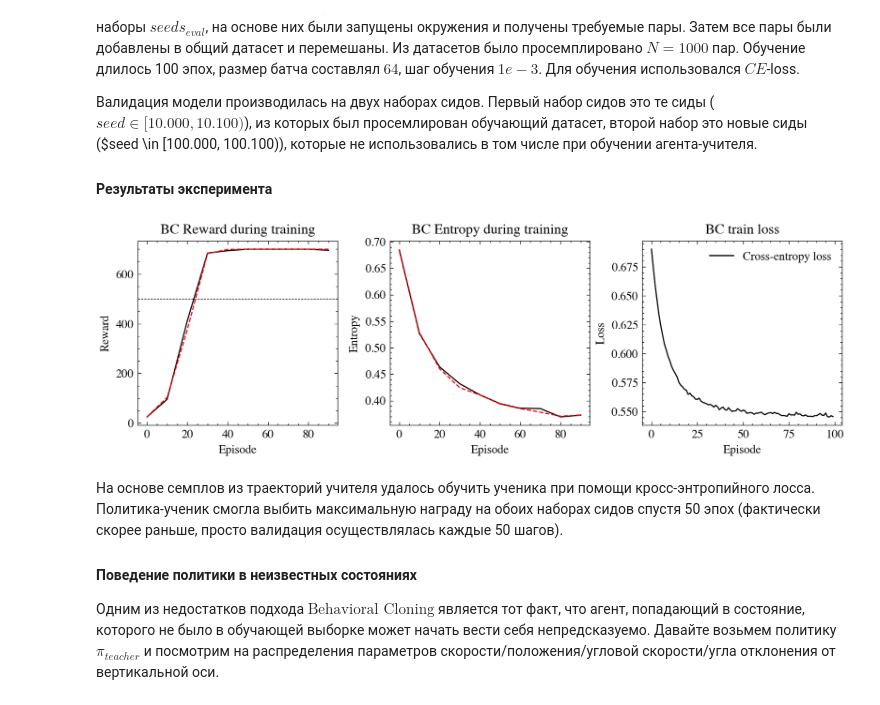
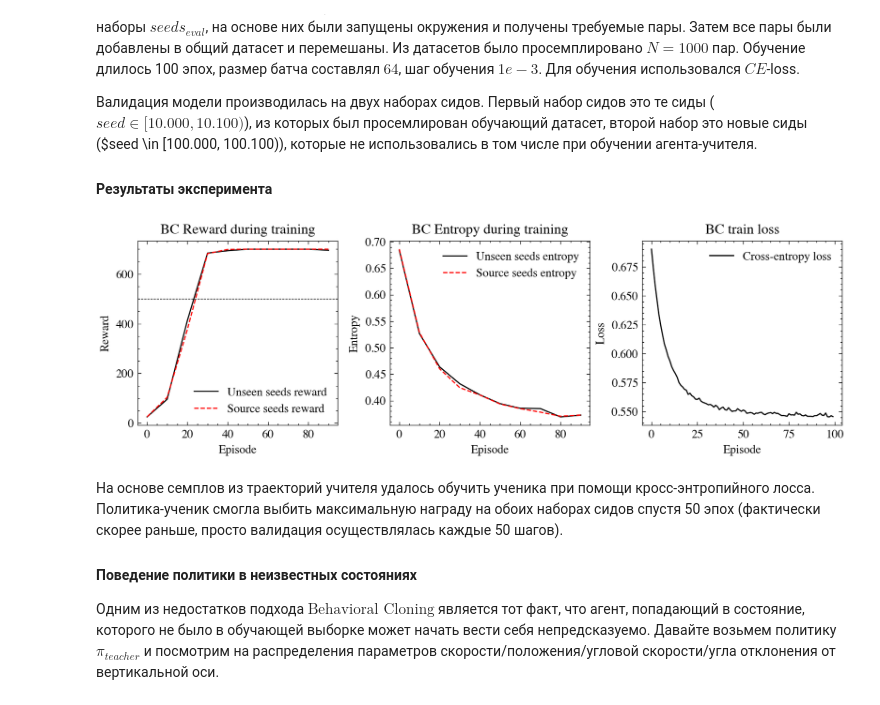
Before and after one commit to selected-topics-ai/CART-POLE-REINFORCE, a Jupyter notebook: notebooks/report.ipynb, the cells around one changed output. Saved outputs shown, nothing was run; the diff lists cells and outputs as text; code cells hidden in the pictures.

```diff
--- a/notebooks/report.ipynb
+++ b/notebooks/report.ipynb
@@ -286,36 +385,39 @@ def draw_bc():
     bc_entropy_df = pd.read_csv('../data/bc/entropy.csv')
     bc_loss_df = pd.read_csv('../data/bc/loss.csv')
 
     fig, axs = plt.subplots(nrows=1, ncols=3, figsize=(9, 3))
     axs = axs.flatten()
 
     axs[0].plot(bc_reward_df['Step'], bc_reward_df['val/avg_episode_reward'], label='Unseen seeds reward')
     axs[0].plot(bc_reward_df['Step'], bc_reward_df['val/source/avg_episode_reward'], label='Source seeds reward')
     axs[0].axhline(y=500, linestyle='--', linewidth=0.5)
     axs[0].set_xlabel('Episode', fontsize=10)
     axs[0].set_ylabel('Reward', fontsize=10)
     axs[0].tick_params(axis='both', labelsize=10)
     axs[0].set_title('BC Reward during training', fontsize=12)
+    axs[0].legend(prop={'size': 10})
 
-    axs[1].plot(bc_entropy_df['Step'], bc_entropy_df['val/avg_episode_entropy'], label='Unseen seeds reward')
-    axs[1].plot(bc_entropy_df['Step'], bc_entropy_df['val/source/avg_episode_entropy'], label='Source seeds reward')
+    axs[1].plot(bc_entropy_df['Step'], bc_entropy_df['val/avg_episode_entropy'], label='Unseen seeds entropy')
+    axs[1].plot(bc_entropy_df['Step'], bc_entropy_df['val/source/avg_episode_entropy'], label='Source seeds entropy')
     axs[1].set_xlabel('Episode', fontsize=10)
     axs[1].set_ylabel('Entropy', fontsize=10)
     axs[1].tick_params(axis='both', labelsize=10)
     axs[1].set_title('BC Entropy during training', fontsize=12)
+    axs[1].legend(prop={'size': 10})
 
     axs[2].plot(bc_loss_df['Step'], bc_loss_df['loss'], label='Cross-entropy loss')
     axs[2].set_xlabel('Episode', fontsize=10)
     axs[2].set_ylabel('Loss', fontsize=10)
     axs[2].tick_params(axis='both', labelsize=10)
     axs[2].set_title('BC train loss', fontsize=12)
+    axs[2].legend(prop={'size': 10})
 
     plt.legend(fontsize=10)
     plt.tight_layout()
     plt.show()
 draw_bc()
 # %% [output]
-[figure, old version]
+[figure, new version]
 # %% [markdown]
 На основе семплов из траекторий учителя удалось обучить ученика при помощи кросс-энтропийного лосса. Политика-ученик смогла выбить максимальную награду на обоих наборах сидов спустя 50 эпох (фактически скорее раньше, просто валидация осуществлялась каждые 50 шагов).
 
```
Also changed, not shown: parts of 35 cells of this notebook, 10 other files.
